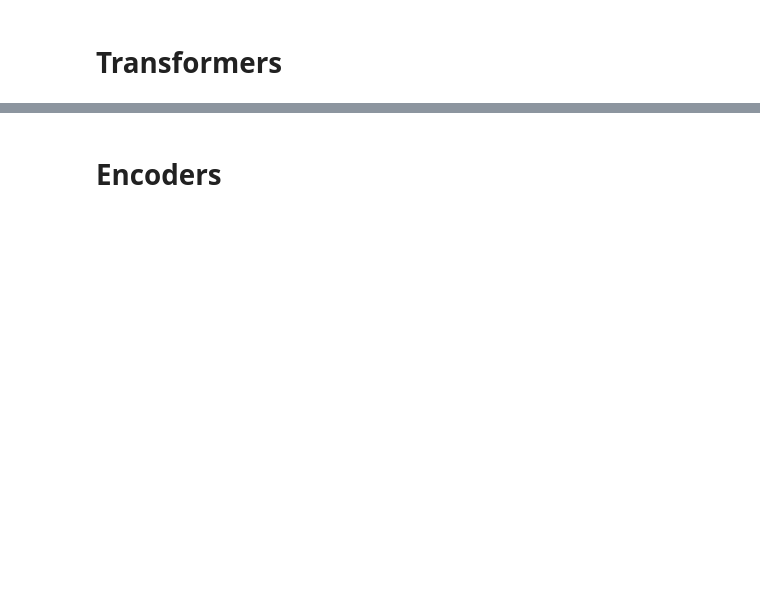
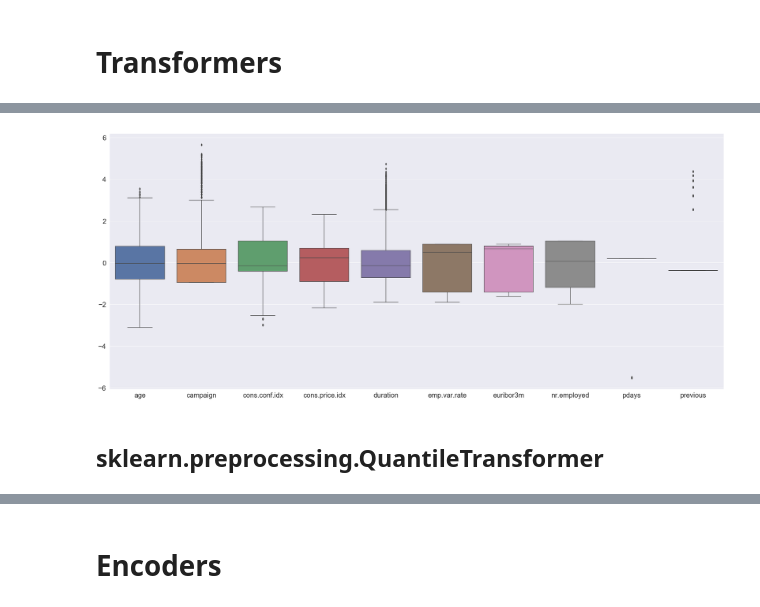
Before and after one commit to IooHooI/DATA_PREPARATION, a Jupyter notebook: notebooks/FEATURE_PROCESSING.ipynb, the cells around one changed output, grey strips where cells are left out. Cells and saved outputs as stored; diff of their text form; code cells hidden in the pictures; blank space fills up the shorter version.

```diff
--- a/notebooks/FEATURE_PROCESSING.ipynb
+++ b/notebooks/FEATURE_PROCESSING.ipynb
@@ -672,0 +700,15 @@ plt.show()
+# %%
+power_transformer = PowerTransformer()
+# %%
+numericals_with_median_imputed_standard_scaled_power_transformed = pd.DataFrame(
+    power_transformer.fit_transform(numericals_with_median_imputed_standard_scaled),
+    columns=numerical_features
+)
+# %%
+plt.figure(figsize=(35, 15))
+sns.boxplot(data=numericals_with_median_imputed_standard_scaled_power_transformed)
+plt.show()
+# %% [output]
+[figure, added]
+# %% [markdown]
+## sklearn.preprocessing.QuantileTransformer
```
Also changed, not shown: parts of 95 cells of this notebook.
